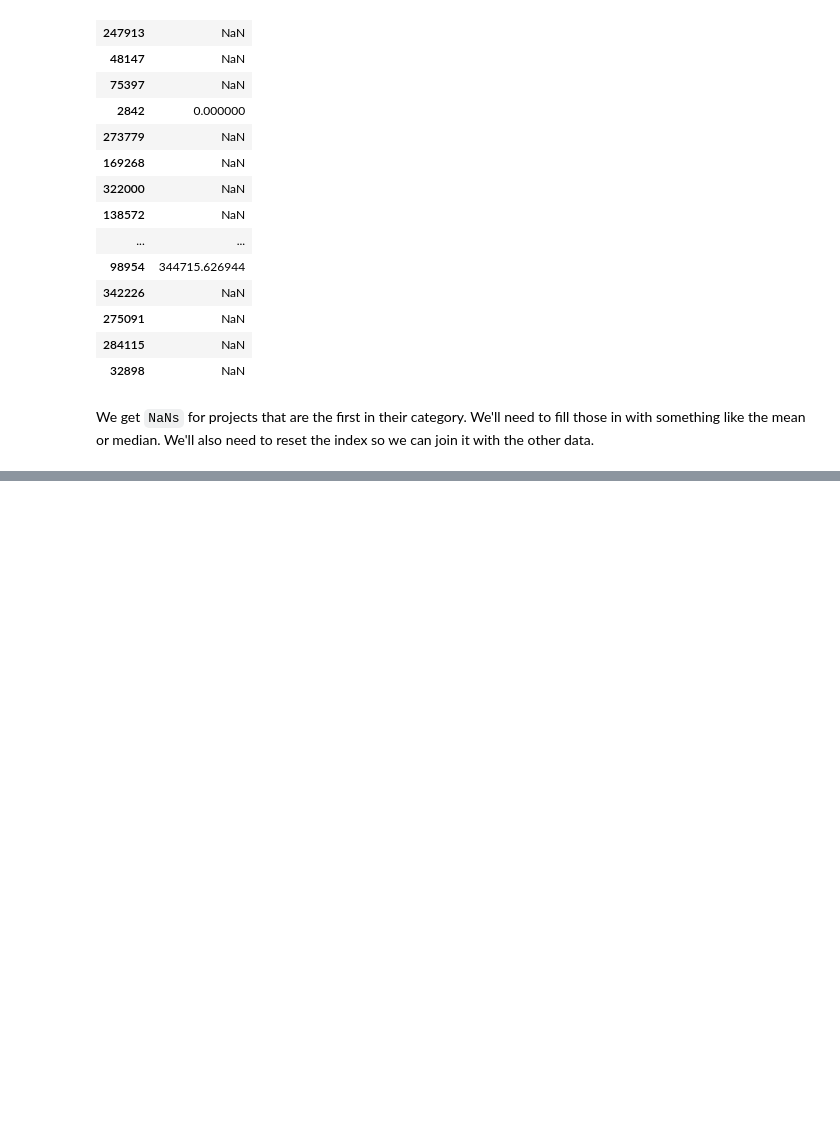
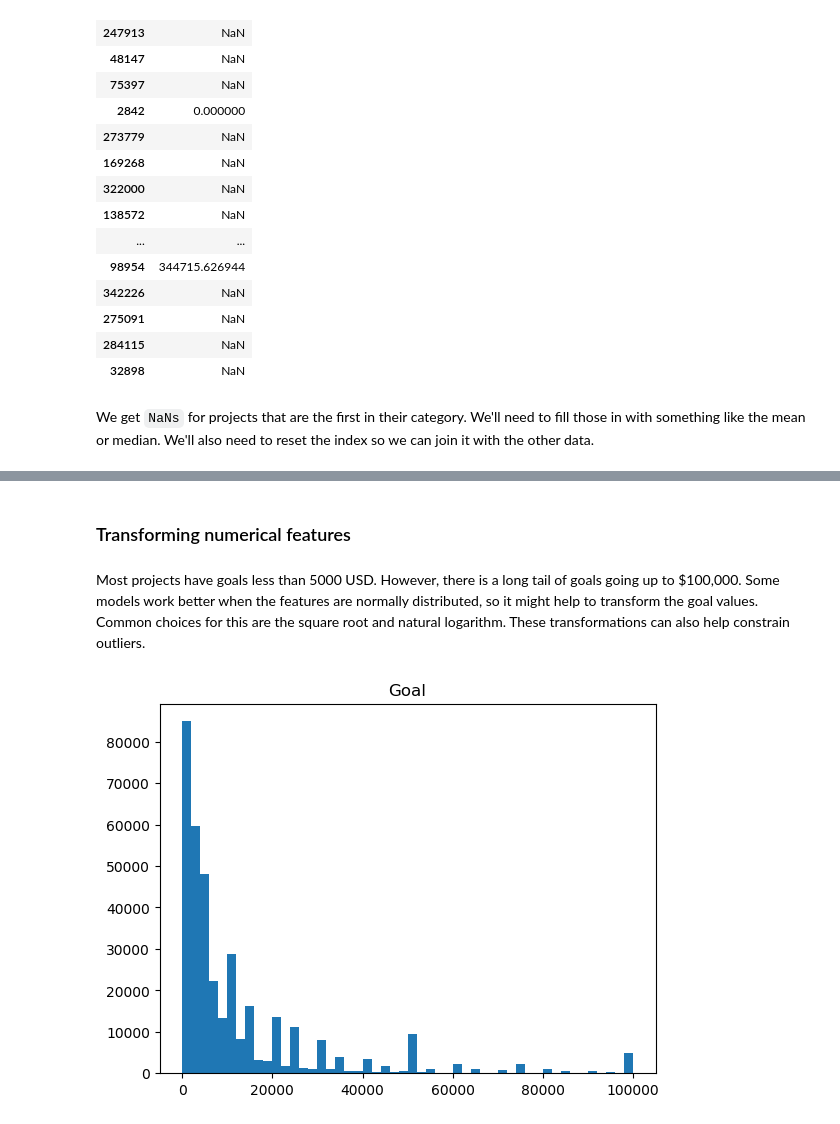
Before and after one commit to jessebmurray/kaggle, a Jupyter notebook: FE_feature_generation.ipynb, the cells around one changed output, grey strips where cells are left out. Saved outputs shown, nothing was run; the diff lists cells and outputs as text; code cells hidden in the pictures; blank space fills up the shorter version.

```diff
--- a/FE_feature_generation.ipynb
+++ b/FE_feature_generation.ipynb
@@ -290,0 +313,9 @@ We get `NaNs` for projects that are the first in their category. We'll need to f
+# %% [markdown]
+### Transforming numerical features
+# %% [markdown]
+Most projects have goals less than 5000 USD. However, there is a long tail of goals going up to $100,000. Some models work better when the features are normally distributed, so it might help to transform the goal values. Common choices for this are the square root and natural logarithm. These transformations can also help constrain outliers.
+# %%
+plt.hist(ks.goal, range=(0, 100_000), bins=50);
+plt.title('Goal');
+# %% [output]
+[figure, added]
```
Also changed, not shown: parts of 15 cells of this notebook.
